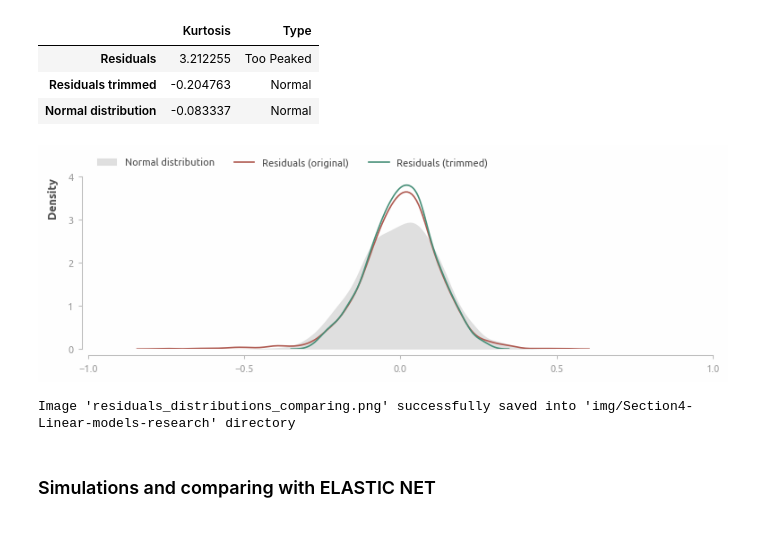
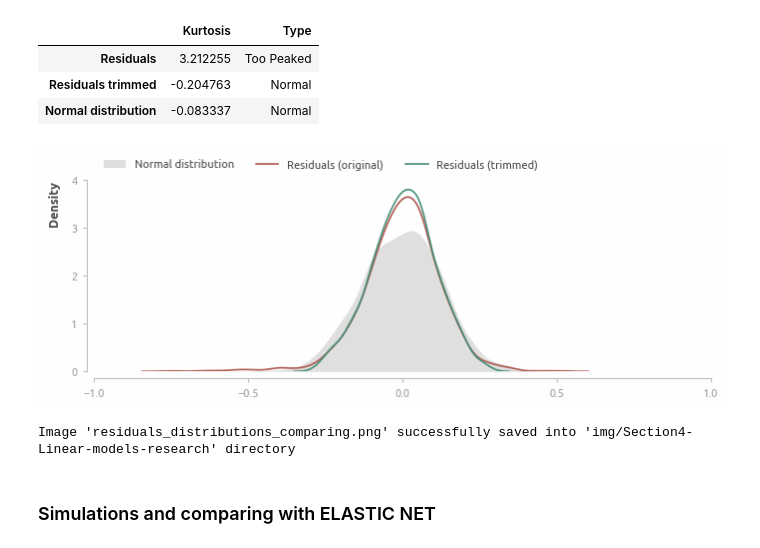
Before and after one commit to a-chasovsky/house-prices, a Jupyter notebook: Section4-Linear-models-research.ipynb, the cells around one changed output. Saved outputs shown, nothing was run; the diff lists cells and outputs as text; code cells hidden in the pictures.

```diff
--- a/Section4-Linear-models-research.ipynb
+++ b/Section4-Linear-models-research.ipynb
@@ -687,22 +687,22 @@ kurtosis(pd.concat([
 | Residuals trimmed | -0.204763 | Normal |
 | Normal distribution | -0.083337 | Normal |
 # %%
-fig = plt.figure(figsize=(9, 2.5))
+fig = plt.figure(figsize=(8, 2.5))
 
 sns.kdeplot(normal_dist, lw=0.01, fill=True, color=alpha_color(palette[0], 0.75), label='Normal distribution')
 sns.kdeplot(residuals_df['Residuals'], color=palette[1], label='Residuals (original)')
 sns.kdeplot(residuals_df_trimmed['Residuals trimmed'], color=palette[3], label='Residuals (trimmed)')
 
 plt.legend(**legend_inline, ncols=3)
 # plt.title('Comparison of Residual distributions with and without outliers', **title_inline)
 axis_rstyle(x_ticks=(-1.0, 1.0, 0.5), y_ticks=(0, 4, 1))
 plt.grid(False)
 plt.xlabel(None)
 plt.show()
 
 savefig('residuals_distributions_comparing', dir_save)
 # %% [output]
-[figure, old version]
+[figure, new version]
 Image 'residuals_distributions_comparing.png' successfully saved into 'img/Section4-Linear-models-research' directory
 # %% [markdown]
 ### Simulations and comparing with ELASTIC NET
```
Also changed, not shown: 2 other files.
